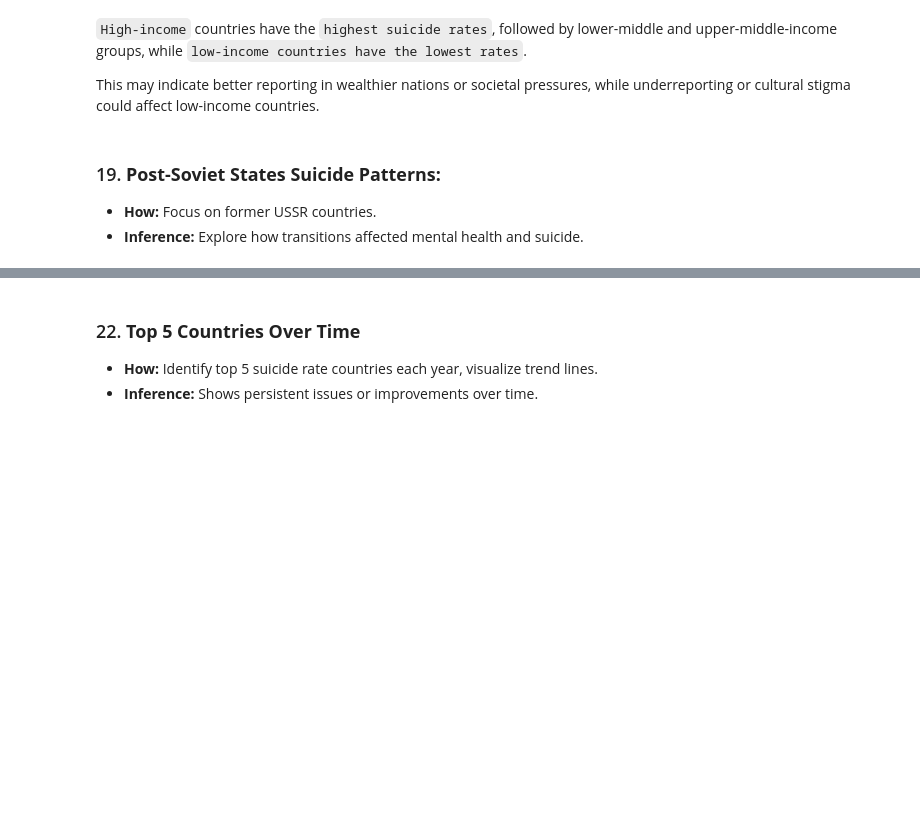
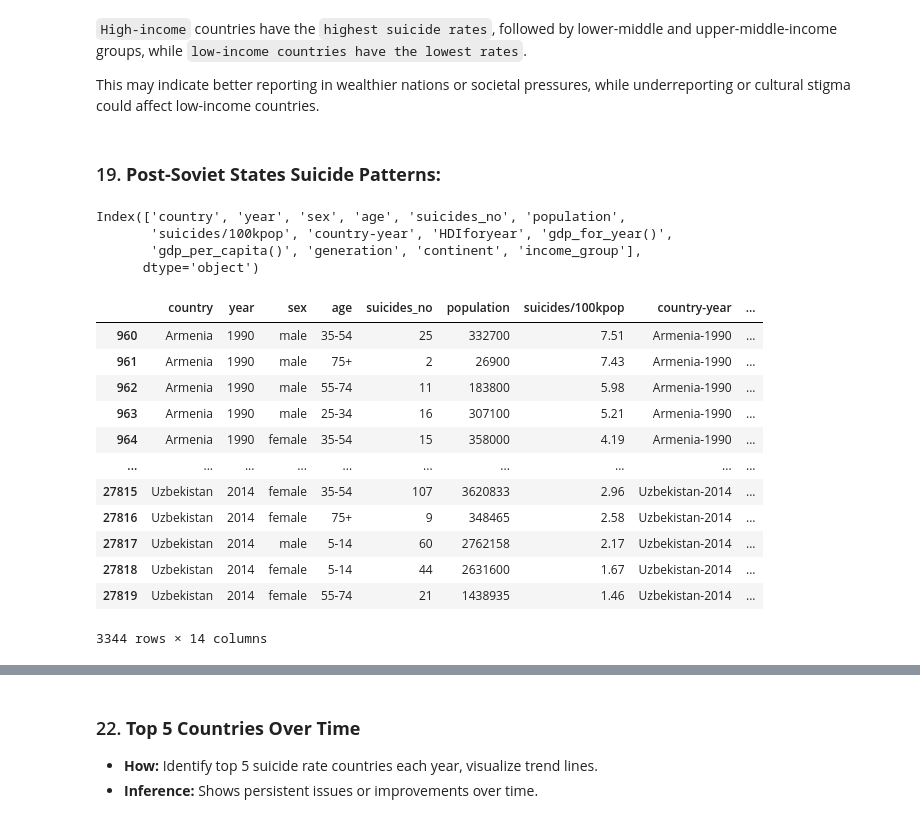
Before and after one commit to RussDai/Projects, a Jupyter notebook: 01_Data_Analysis/26_Suicide_Rates/data_analysis.ipynb, the cells around one changed output, grey strips where cells are left out. Cells and saved outputs as stored; diff of their text form; code cells hidden in the pictures; blank space fills up the shorter version.

```diff
--- a/01_Data_Analysis/26_Suicide_Rates/data_analysis.ipynb
+++ b/01_Data_Analysis/26_Suicide_Rates/data_analysis.ipynb
@@ -1220,5 +1220,35 @@ plt.show()
 This may indicate better reporting in wealthier nations or societal pressures, while underreporting or cultural stigma could affect low-income countries.
 # %% [markdown]
 ### 19. **Post-Soviet States Suicide Patterns:**
-- **How:** Focus on former USSR countries.
-- **Inference:** Explore how transitions affected mental health and suicide.
+# %%
+data.columns
+# %% [output]
+Index(['country', 'year', 'sex', 'age', 'suicides_no', 'population',
+       'suicides/100kpop', 'country-year', 'HDIforyear', 'gdp_for_year()',
+       'gdp_per_capita()', 'generation', 'continent', 'income_group'],
+      dtype='object')
+# %%
+# Create a list of countries that were part of the former USSR:
+post_soviet_states = [
+    "Armenia", "Azerbaijan", "Belarus", "Estonia", "Georgia", "Kazakhstan",
+    "Kyrgyzstan", "Latvia", "Lithuania", "Moldova", "Russia", "Tajikistan",
+    "Turkmenistan", "Ukraine", "Uzbekistan"
+]
+
+# Filter data for Post-Soviet States:
+post_soviet_data = data[data['country'].isin(post_soviet_states)]
+post_soviet_data
+# %% [output]
+|  | country | year | sex | age | suicides_no | population | suicides/100kpop | country-year | ... |
+| 960 | Armenia | 1990 | male | 35-54 | 25 | 332700 | 7.51 | Armenia-1990 | ... |
+| 961 | Armenia | 1990 | male | 75+ | 2 | 26900 | 7.43 | Armenia-1990 | ... |
+| 962 | Armenia | 1990 | male | 55-74 | 11 | 183800 | 5.98 | Armenia-1990 | ... |
+| 963 | Armenia | 1990 | male | 25-34 | 16 | 307100 | 5.21 | Armenia-1990 | ... |
+| 964 | Armenia | 1990 | female | 35-54 | 15 | 358000 | 4.19 | Armenia-1990 | ... |
+| ... | ... | ... | ... | ... | ... | ... | ... | ... | ... |
+| 27815 | Uzbekistan | 2014 | female | 35-54 | 107 | 3620833 | 2.96 | Uzbekistan-2014 | ... |
+| 27816 | Uzbekistan | 2014 | female | 75+ | 9 | 348465 | 2.58 | Uzbekistan-2014 | ... |
+| 27817 | Uzbekistan | 2014 | male | 5-14 | 60 | 2762158 | 2.17 | Uzbekistan-2014 | ... |
+| 27818 | Uzbekistan | 2014 | female | 5-14 | 44 | 2631600 | 1.67 | Uzbekistan-2014 | ... |
+| 27819 | Uzbekistan | 2014 | female | 55-74 | 21 | 1438935 | 1.46 | Uzbekistan-2014 | ... |
+3344 rows × 14 columns
```
Also changed, not shown: parts of 21 cells of this notebook.
